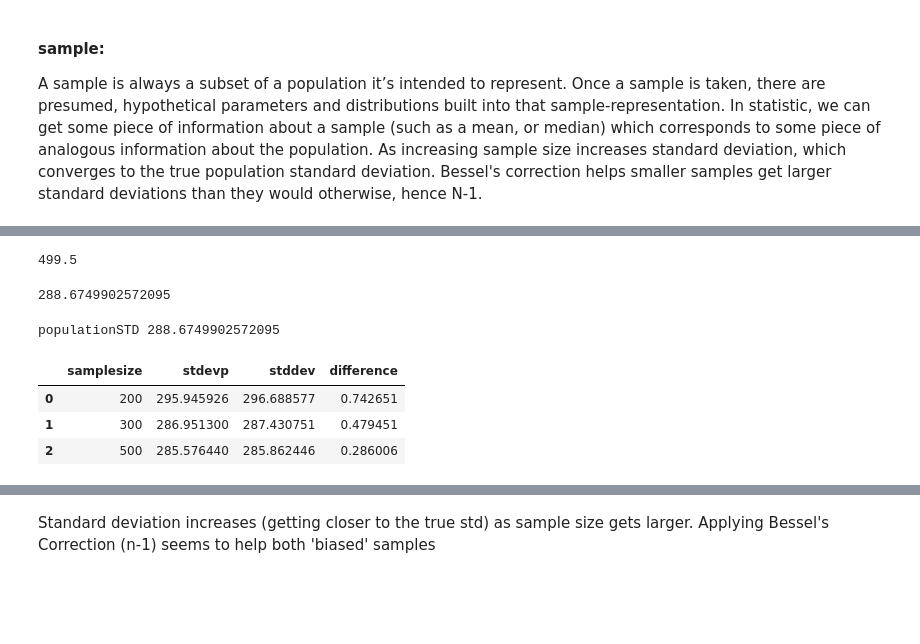
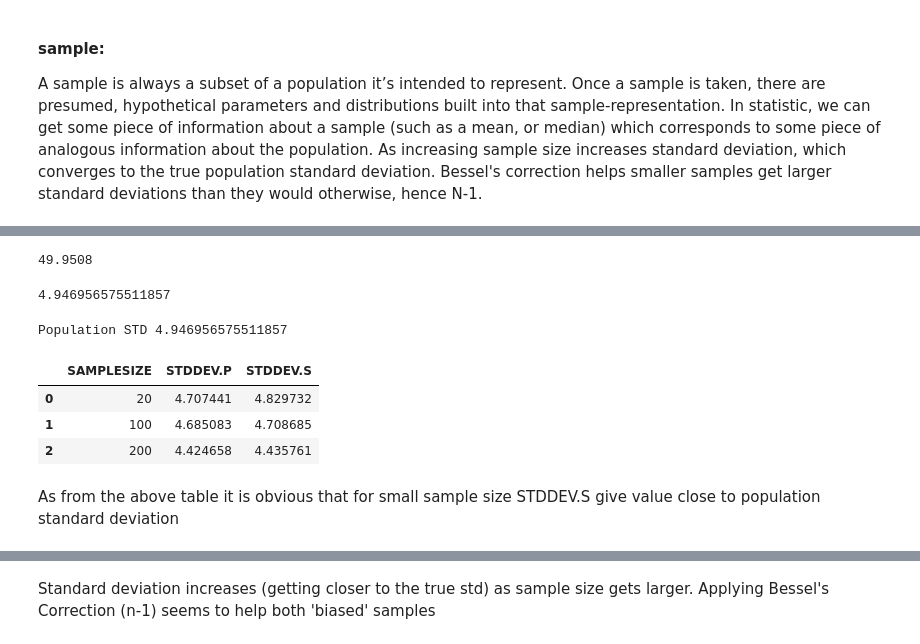
Before and after one commit to Freeha-S/Tasks-2020, a Jupyter notebook: task-2020.ipynb, the cells around one changed output, grey strips where cells are left out. Drawn from its saved outputs; the diff is of its cells as text; code cells hidden in the pictures; blank space fills up the shorter version.

```diff
--- a/task-2020.ipynb
+++ b/task-2020.ipynb
@@ -659,0 +662,12 @@ np.std(x)
+# %%
+import numpy as np
+import matplotlib.pyplot as plt
+from math import sqrt
+import pandas as pd
+# generate a normal population data
+n = np.random.binomial(n=100, p=0.5, size=10000)
+#n = np.random.normal(100*0.5, sqrt(100*0.5*0.5), size=10000)
+
+#plt.hist(bi, bins=20);
+plt.hist(n, alpha=0.5, bins=20);
+plt.show();
@@ -660,37 +676,43 @@ np.std(x)
 # %%
 #population mean
-np.mean(x)
+#print(np.mean(bi))
+print(np.mean(n))
 # %% [output]
-499.5
+49.9508
 # %%
-stdev=np.sqrt(np.sum((x-np.mean(x))**2)/len(x))
+#population standard deviation
+stdev=np.sqrt(np.sum((n-np.mean(n))**2)/len(n))
 print(stdev)
 # %% [output]
-288.6749902572095
+4.946956575511857
 # %%
 #gat a sample of 20 30 and 50
-col=['samplesize','stdevp','stddev','difference']
+col=['SAMPLESIZE','STDDEV.P','STDDEV.S']
 df = pd.DataFrame(columns=col)
-sample=[200,300,500]
+sample=[20,100,200]
 #df['samplesize']=sample
 for i in sample:
-    a=np.random.choice(x, i)
+    a=np.random.choice(n, i)
+    #calculate the std of sample with formula STDDEV.P
     stdev2=np.sqrt(np.sum((a-np.mean(a))**2)/(len(a)))
     stdevp=stdev2
     #print(stdevp)
+    #calculate the std of sample with formula STDDEV.S
     stdevs=np.sqrt(np.sum((a-np.mean(a))**2)/(len(a)-1))
     #print(stdevs)
 
 #df['difference']=df['stddev.v']-df['stddev.p']
-    rowdata = pd.DataFrame(data=[[i, stdevp, stdevs,abs(stdevp-stdevs)]], columns=col)
+    rowdata = pd.DataFrame(data=[[i, stdevp, stdevs]], columns=col)
 
     df= df.append(rowdata, ignore_index=True)
-print('populationSTD',stdev)
+print('\nPopulation STD',stdev)
 df
 # %% [output]
-populationSTD 288.6749902572095
+Population STD 4.946956575511857
-|  | samplesize | stdevp | stddev | difference |
-| 0 | 200 | 295.945926 | 296.688577 | 0.742651 |
-| 1 | 300 | 286.951300 | 287.430751 | 0.479451 |
-| 2 | 500 | 285.576440 | 285.862446 | 0.286006 |
+|  | SAMPLESIZE | STDDEV.P | STDDEV.S |
+| 0 | 20 | 4.707441 | 4.829732 |
+| 1 | 100 | 4.685083 | 4.708685 |
+| 2 | 200 | 4.424658 | 4.435761 |
+# %% [markdown]
+As from the above table it is obvious that for small sample size STDDEV.S give value close to population standard deviation
 # %%
```
Also changed, not shown: parts of 63 cells of this notebook, 1 other file.
